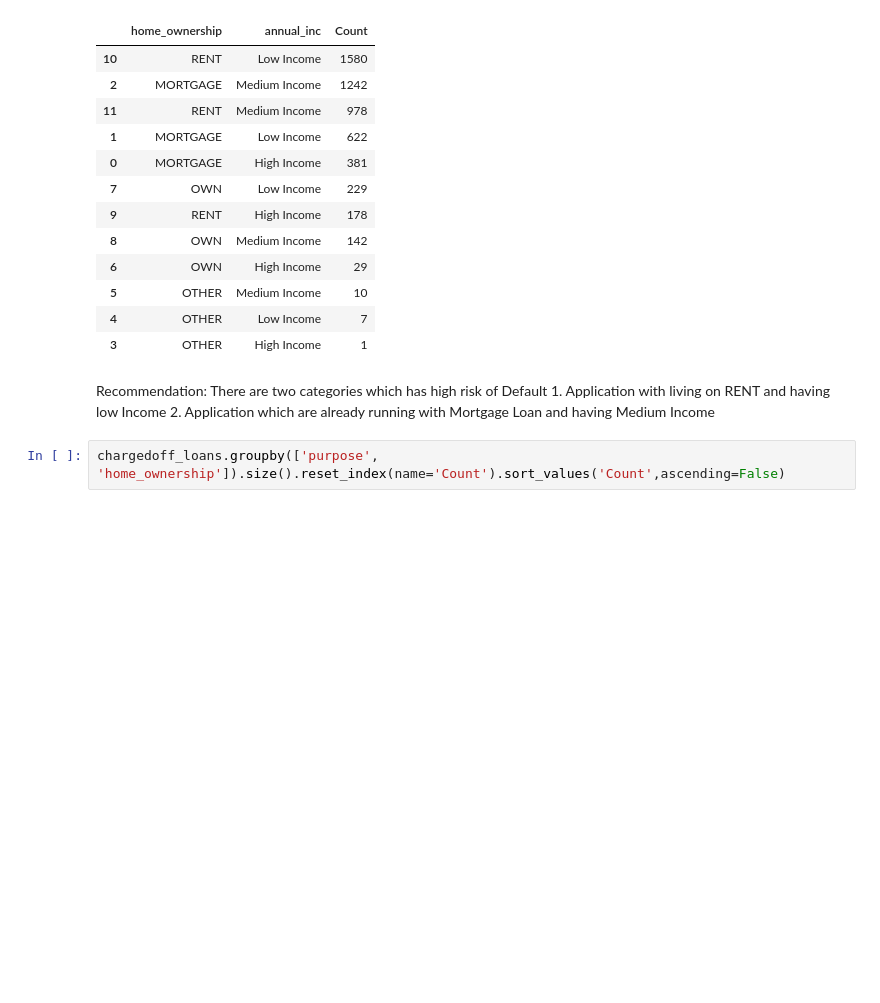
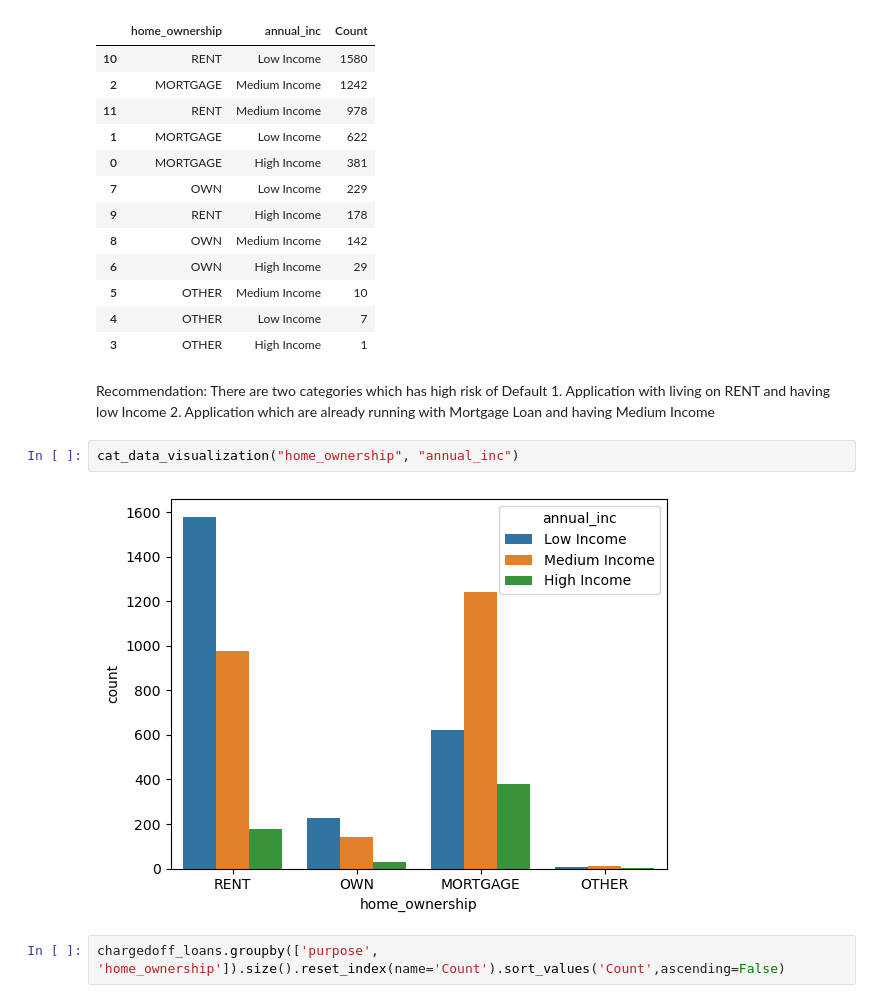
Before and after one commit to nikhilmlai/lendingclubcasestudy, a Jupyter notebook: Nikhil_Shembekar.ipynb, the cells around one changed output. Saved outputs shown, nothing was run; the diff lists cells and outputs as text; blank space fills up the shorter version.

```diff
--- a/Nikhil_Shembekar.ipynb
+++ b/Nikhil_Shembekar.ipynb
@@ -703,6 +770,10 @@ chargedoff_loans.groupby(['home_ownership', 'annual_inc']).size().reset_index(na
 Recommendation: There are two categories which has high risk of Default
                 1. Application with living on RENT and having low Income
                 2. Application which are already running with Mortgage Loan and having Medium Income
+# %%
+cat_data_visualization("home_ownership", "annual_inc")
+# %% [output]
+[figure, added]
 # %%
 chargedoff_loans.groupby(['purpose', 'home_ownership']).size().reset_index(name='Count').sort_values('Count',ascending=False)
 # %% [output]
```
Also changed, not shown: parts of 45 cells of this notebook.
